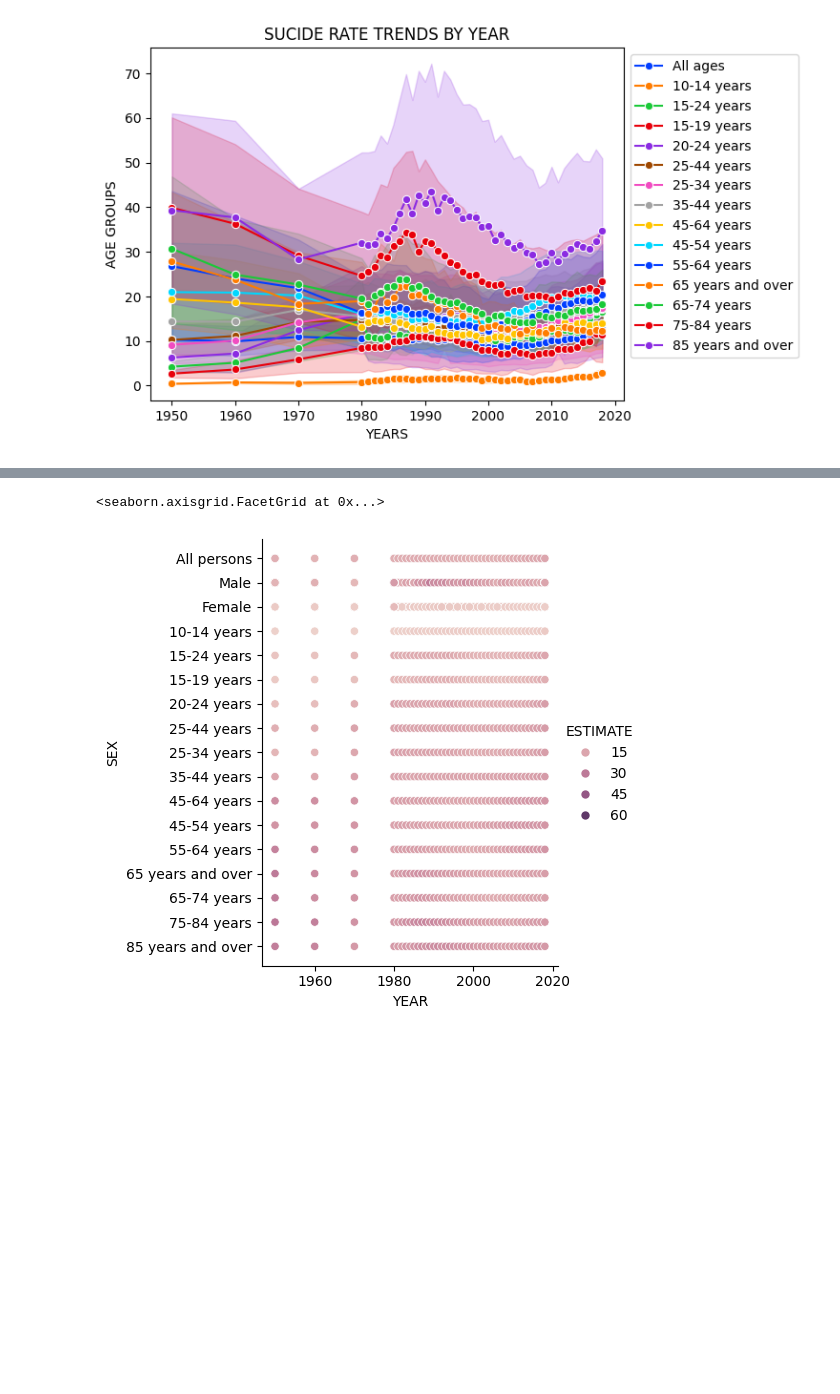
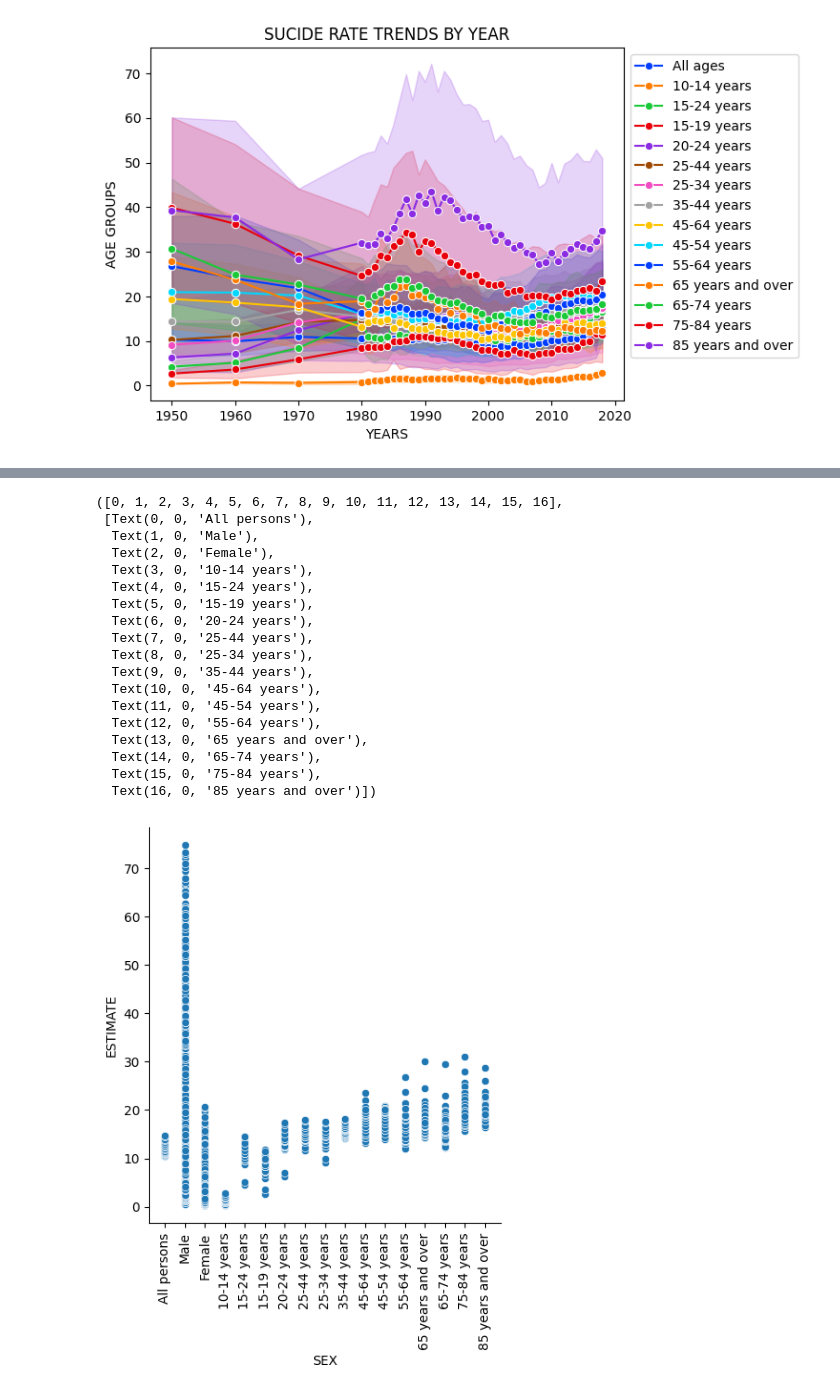
Before and after one commit to Satyajit-Mandal/Death_rates_for_suicide__by_sex__race__Hispanic_origin__and_age__United_States, a Jupyter notebook: Suicide rates.ipynb, the cells around one changed output, grey strips where cells are left out. Drawn from its saved outputs; the diff is of its cells as text; code cells hidden in the pictures; blank space fills up the shorter version.

```diff
--- a/Suicide rates.ipynb
+++ b/Suicide rates.ipynb
@@ -197,6 +229,24 @@ plt.show()
 # %%
-sns.relplot(x='YEAR', y='SEX', hue='ESTIMATE', data=data1)
+sns.relplot(x='SEX', y='ESTIMATE', data=data1)
+plt.xticks(rotation=90)
 # %% [output]
-<seaborn.axisgrid.FacetGrid at 0x...>
+([0, 1, 2, 3, 4, 5, 6, 7, 8, 9, 10, 11, 12, 13, 14, 15, 16],
+ [Text(0, 0, 'All persons'),
+  Text(1, 0, 'Male'),
+  Text(2, 0, 'Female'),
+  Text(3, 0, '10-14 years'),
+  Text(4, 0, '15-24 years'),
+  Text(5, 0, '15-19 years'),
+  Text(6, 0, '20-24 years'),
+  Text(7, 0, '25-44 years'),
+  Text(8, 0, '25-34 years'),
+  Text(9, 0, '35-44 years'),
+  Text(10, 0, '45-64 years'),
+  Text(11, 0, '45-54 years'),
+  Text(12, 0, '55-64 years'),
+  Text(13, 0, '65 years and over'),
+  Text(14, 0, '65-74 years'),
+  Text(15, 0, '75-84 years'),
+  Text(16, 0, '85 years and over')])
-[figure, old version]
+[figure, new version]
 # %%
```
Also changed, not shown: parts of 9 cells of this notebook.
